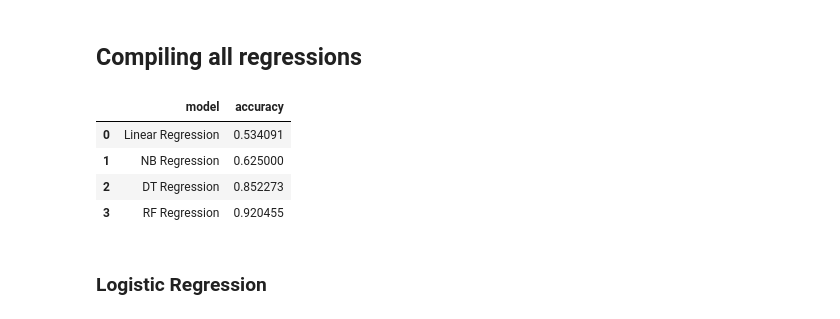
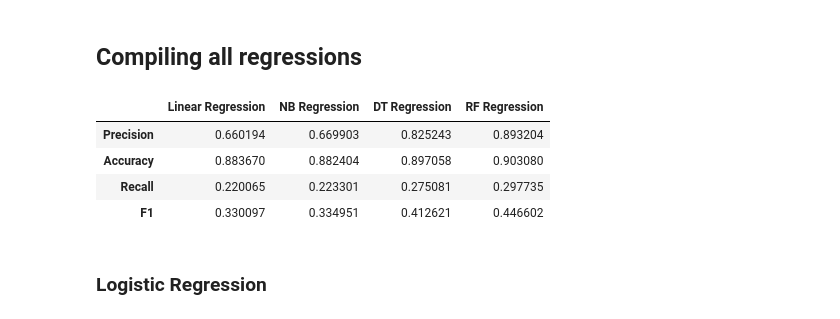
Before and after one commit to Nipun-Gupta26/ML-Project, a Jupyter notebook: karan_train.ipynb, the cells around one changed output. Saved outputs shown, nothing was run; the diff lists cells and outputs as text; code cells hidden in the pictures.

```diff
--- a/karan_train.ipynb
+++ b/karan_train.ipynb
@@ -74,7 +79,10 @@ def get_NB_Regression_Score():
     Y_train = df_train['results_positionOrder']
     model = gaussian_NB(X_train, Y_train)
 
-    score = 0
+    precision = 0
+    accuracy = 0
+    recall = 0
+    f1 = 0
     for i in df_test['raceId'].unique():
         X_test = df_test[df_test['raceId'] == i].drop(columns = ['results_positionOrder'])
         Y_test = df_test[df_test['raceId'] == i]['results_positionOrder']
@@ -86,9 +94,12 @@ def get_NB_Regression_Score():
         prediction_df.reset_index(inplace = True, drop = True)
         prediction_df['predicted_podium'] = prediction_df.index.map(lambda x: 1 if x == 0 else 0)
 
-        score += precision_score(prediction_df.actual_podium, prediction_df.predicted_podium)
-    modelScore = score / df_test['raceId'].nunique()
-    return modelScore
+        precision += precision_score(prediction_df.actual_podium, prediction_df.predicted_podium)
+        accuracy += accuracy_score(prediction_df.actual_podium, prediction_df.predicted_podium)
+        recall += recall_score(prediction_df.actual_podium, prediction_df.predicted_podium)
+        f1 += f1_score(prediction_df.actual_podium, prediction_df.predicted_podium)
+
+    return precision/len(df_test['raceId'].unique()), accuracy/len(df_test['raceId'].unique()), recall/len(df_test['raceId'].unique()), f1/len(df_test['raceId'].unique())
 # %% [markdown]
 ### Decision Tree regressor
 # %%
@@ -106,7 +117,10 @@ def get_DT_Regression_Score():
     Y_train = df_train['results_positionOrder']
     model = DTregressor(X_train, Y_train)
 
-    score = 0
+    precision = 0
+    accuracy = 0
+    recall = 0
+    f1 = 0
     for i in df_test['raceId'].unique():
         X_test = df_test[df_test['raceId'] == i].drop(columns = ['results_positionOrder'])
         Y_test = df_test[df_test['raceId'] == i]['results_positionOrder']
@@ -118,9 +132,12 @@ def get_DT_Regression_Score():
         prediction_df.reset_index(inplace = True, drop = True)
         prediction_df['predicted_podium'] = prediction_df.index.map(lambda x: 1 if x == 0 else 0)
 
-        score += precision_score(prediction_df.actual_podium, prediction_df.predicted_podium)
-    modelScore = score / df_test['raceId'].nunique()
-    return modelScore
+        precision += precision_score(prediction_df.actual_podium, prediction_df.predicted_podium)
+        accuracy += accuracy_score(prediction_df.actual_podium, prediction_df.predicted_podium)
+        recall += recall_score(prediction_df.actual_podium, prediction_df.predicted_podium)
+        f1 += f1_score(prediction_df.actual_podium, prediction_df.predicted_podium)
+
+    return precision/len(df_test['raceId'].unique()), accuracy/len(df_test['raceId'].unique()), recall/len(df_test['raceId'].unique()), f1/len(df_test['raceId'].unique())
 # %% [markdown]
 ### Random Forest regressor
 # %%
@@ -138,7 +155,10 @@ def get_RF_Regression_Score():
     Y_train = df_train['results_positionOrder']
     model = RFregressor(X_train, Y_train)
 
-    score = 0
+    precision = 0
+    accuracy = 0
+    recall = 0
+    f1 = 0
     for i in df_test['raceId'].unique():
         X_test = df_test[df_test['raceId'] == i].drop(columns = ['results_positionOrder'])
         Y_test = df_test[df_test['raceId'] == i]['results_positionOrder']
@@ -150,9 +170,12 @@ def get_RF_Regression_Score():
         prediction_df.reset_index(inplace = True, drop = True)
         prediction_df['predicted_podium'] = prediction_df.index.map(lambda x: 1 if x == 0 else 0)
 
-        score += precision_score(prediction_df.actual_podium, prediction_df.predicted_podium)
-    modelScore = score / df_test['raceId'].nunique()
-    return modelScore
+        precision += precision_score(prediction_df.actual_podium, prediction_df.predicted_podium)
+        accuracy += accuracy_score(prediction_df.actual_podium, prediction_df.predicted_podium)
+        recall += recall_score(prediction_df.actual_podium, prediction_df.predicted_podium)
+        f1 += f1_score(prediction_df.actual_podium, prediction_df.predicted_podium)
+
+    return precision/len(df_test['raceId'].unique()), accuracy/len(df_test['raceId'].unique()), recall/len(df_test['raceId'].unique()), f1/len(df_test['raceId'].unique())
 # %% [markdown]
 ## Compiling all regressions
 # %%
@@ -161,14 +184,14 @@ regression_scores['Linear Regression'] = get_Linear_Regression_Score()
 regression_scores['NB Regression'] = get_NB_Regression_Score()
 regression_scores['DT Regression'] = get_DT_Regression_Score()
 regression_scores['RF Regression'] = get_RF_Regression_Score()
-# %%
-pd.DataFrame(regression_scores.items(), columns = ['model', 'accuracy'])
-# %% [output]
-|  | model | accuracy |
-| 0 | Linear Regression | 0.534091 |
-| 1 | NB Regression | 0.625000 |
-| 2 | DT Regression | 0.852273 |
-| 3 | RF Regression | 0.920455 |
+# %%
+pd.DataFrame(regression_scores, index = ['Precision', 'Accuracy', 'Recall', 'F1'])
+# %% [output]
+|  | Linear Regression | NB Regression | DT Regression | RF Regression |
+| Precision | 0.660194 | 0.669903 | 0.825243 | 0.893204 |
+| Accuracy | 0.883670 | 0.882404 | 0.897058 | 0.903080 |
+| Recall | 0.220065 | 0.223301 | 0.275081 | 0.297735 |
+| F1 | 0.330097 | 0.334951 | 0.412621 | 0.446602 |
 # %% [markdown]
 ### Logistic Regression
 # %%
```
Also changed, not shown: parts of 13 cells of this notebook, 1 other file.
